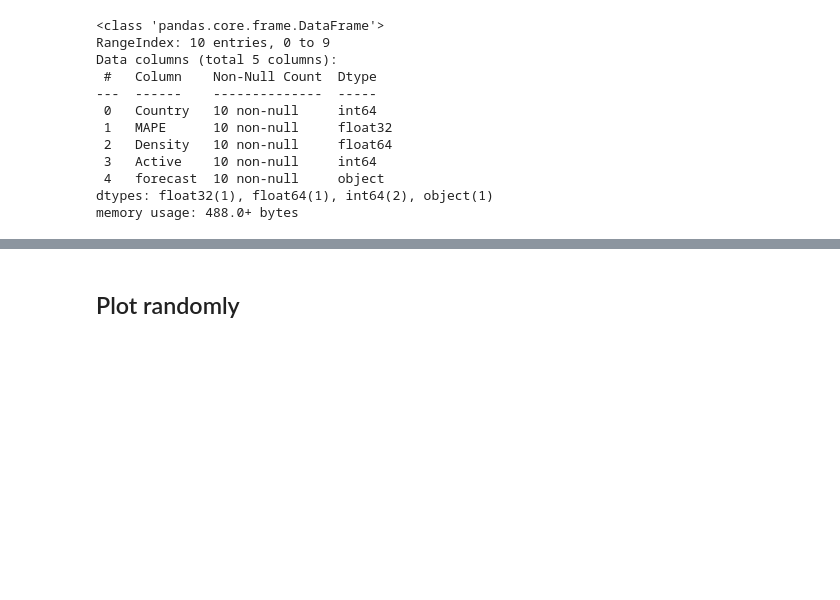
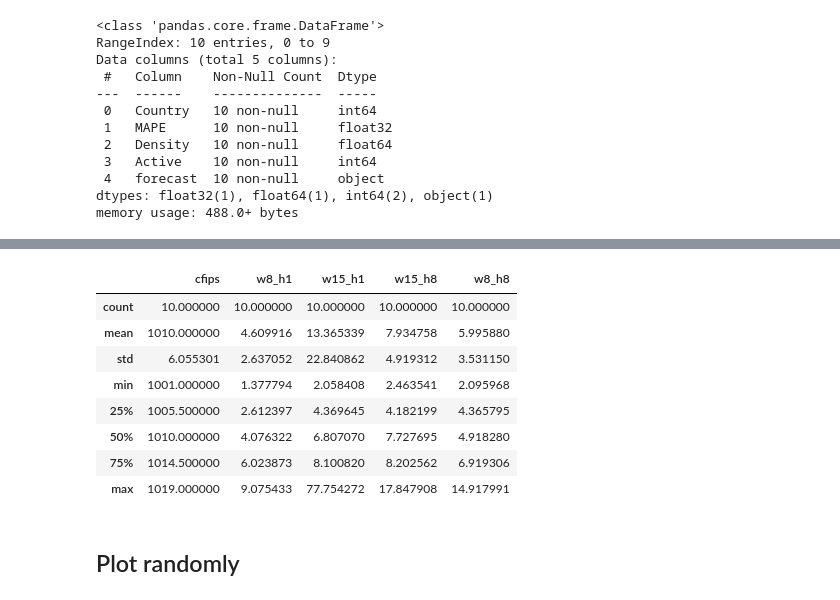
Before and after one commit to masaichig0/Kaggle_godaddy_competition, a Jupyter notebook: multiprocess.ipynb, the cells around one changed output, grey strips where cells are left out. Saved outputs shown, nothing was run; the diff lists cells and outputs as text; code cells hidden in the pictures; blank space fills up the shorter version.

```diff
--- a/multiprocess.ipynb
+++ b/multiprocess.ipynb
@@ -91,3 +189,15 @@ result_df.describe()
+# %%
+compare.describe()
+# %% [output]
+|  | cfips | w8_h1 | w15_h1 | w15_h8 | w8_h8 |
+| count | 10.000000 | 10.000000 | 10.000000 | 10.000000 | 10.000000 |
+| mean | 1010.000000 | 4.609916 | 13.365339 | 7.934758 | 5.995880 |
+| std | 6.055301 | 2.637052 | 22.840862 | 4.919312 | 3.531150 |
+| min | 1001.000000 | 1.377794 | 2.058408 | 2.463541 | 2.095968 |
+| 25% | 1005.500000 | 2.612397 | 4.369645 | 4.182199 | 4.365795 |
+| 50% | 1010.000000 | 4.076322 | 6.807070 | 7.727695 | 4.918280 |
+| 75% | 1014.500000 | 6.023873 | 8.100820 | 8.202562 | 6.919306 |
+| max | 1019.000000 | 9.075433 | 77.754272 | 17.847908 | 14.917991 |
 # %% [markdown]
 ## Plot randomly
 # %%
```
Also changed, not shown: parts of 15 cells of this notebook, 2 other files.
